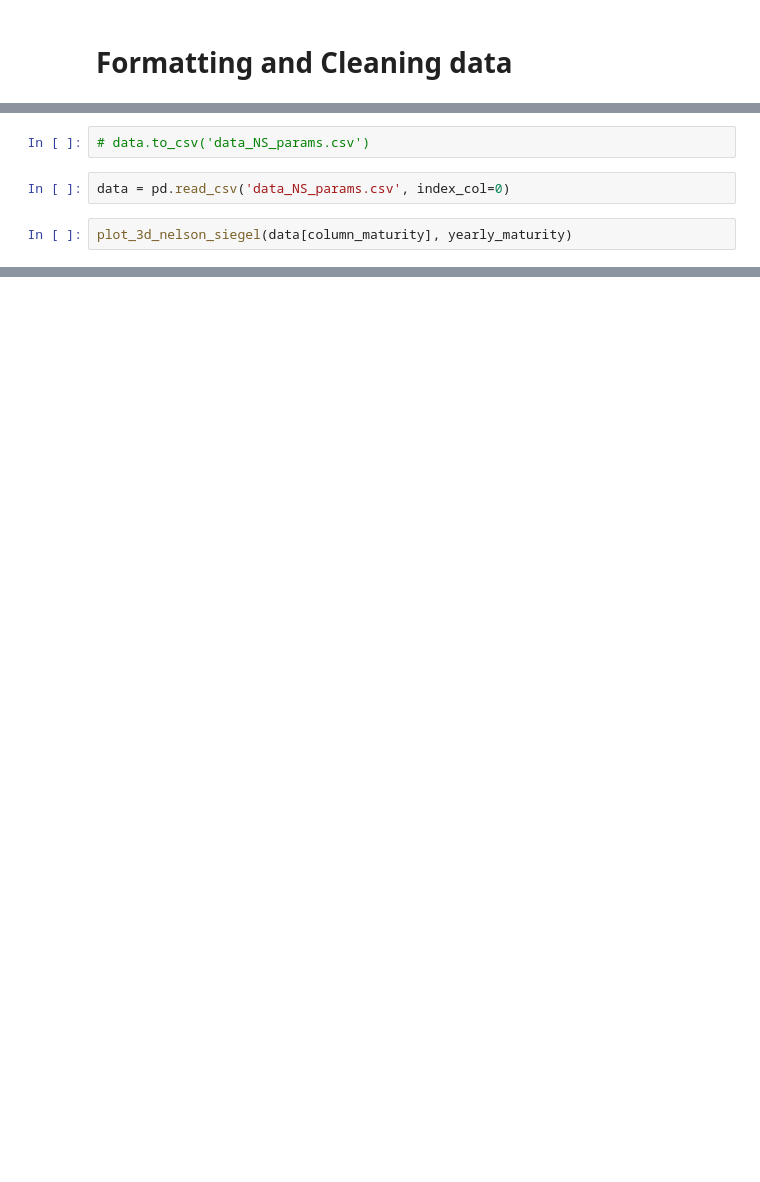
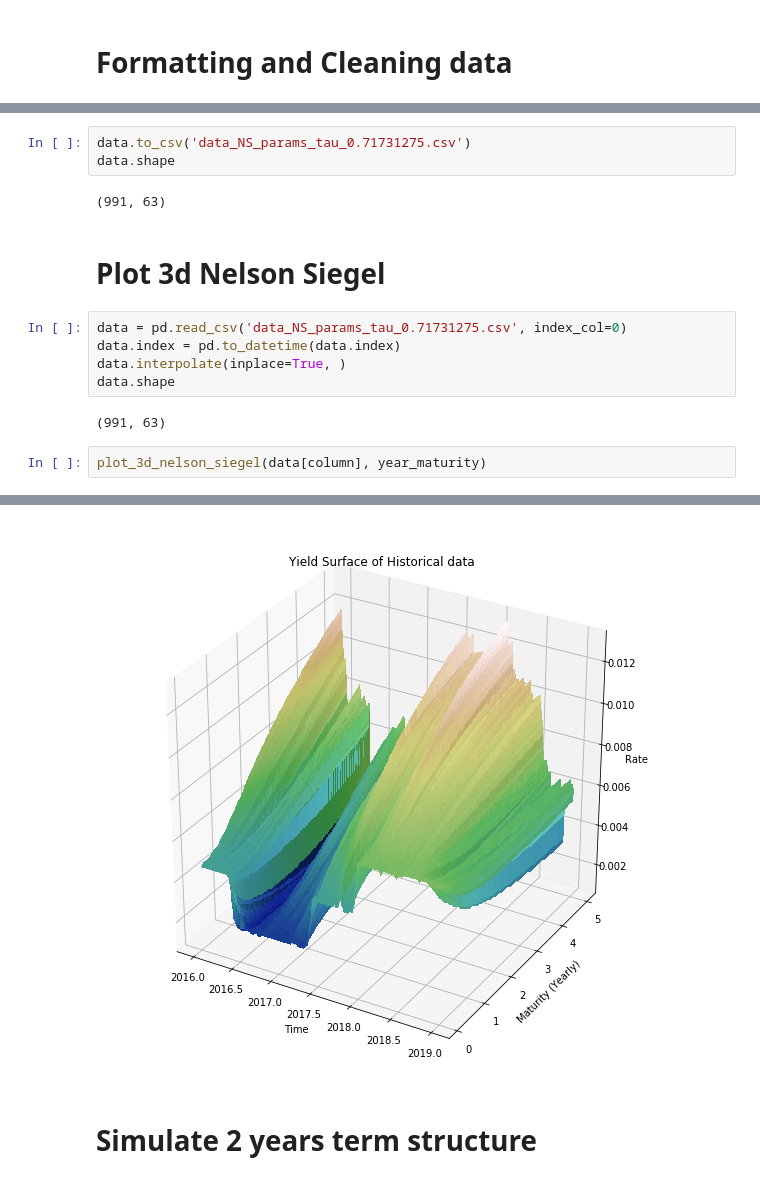
Before and after one commit to minhmanminhman/risk_modelling, a Jupyter notebook: visualization_report.ipynb, the cells around one changed output, grey strips where cells are left out. Drawn from its saved outputs; the diff is of its cells as text; blank space fills up the shorter version.

```diff
--- a/visualization_report.ipynb
+++ b/visualization_report.ipynb
@@ -149,7 +154,17 @@ data.sort_values(by='maturity_1.00', ascending=False)
-# %%
-# data.to_csv('data_NS_params.csv')
-# %%
-data = pd.read_csv('data_NS_params.csv', index_col=0)
+# %%
+data.to_csv('data_NS_params_tau_0.71731275.csv')
+data.shape
+# %% [output]
+(991, 63)
+# %% [markdown]
+# Plot 3d Nelson Siegel
+# %%
+data = pd.read_csv('data_NS_params_tau_0.71731275.csv', index_col=0)
+data.index = pd.to_datetime(data.index)
+data.interpolate(inplace=True, )
+data.shape
+# %% [output]
+(991, 63)
 # %%
-plot_3d_nelson_siegel(data[column_maturity], yearly_maturity)
+plot_3d_nelson_siegel(data[column], year_maturity)
 # %% [output]
@@ -157,0 +171,3 @@ plot_3d_nelson_siegel(data[column_maturity], yearly_maturity)
+[figure, added]
+# %% [markdown]
+# Simulate 2 years term structure
```
Also changed, not shown: parts of 29 cells of this notebook, 6 other files.
